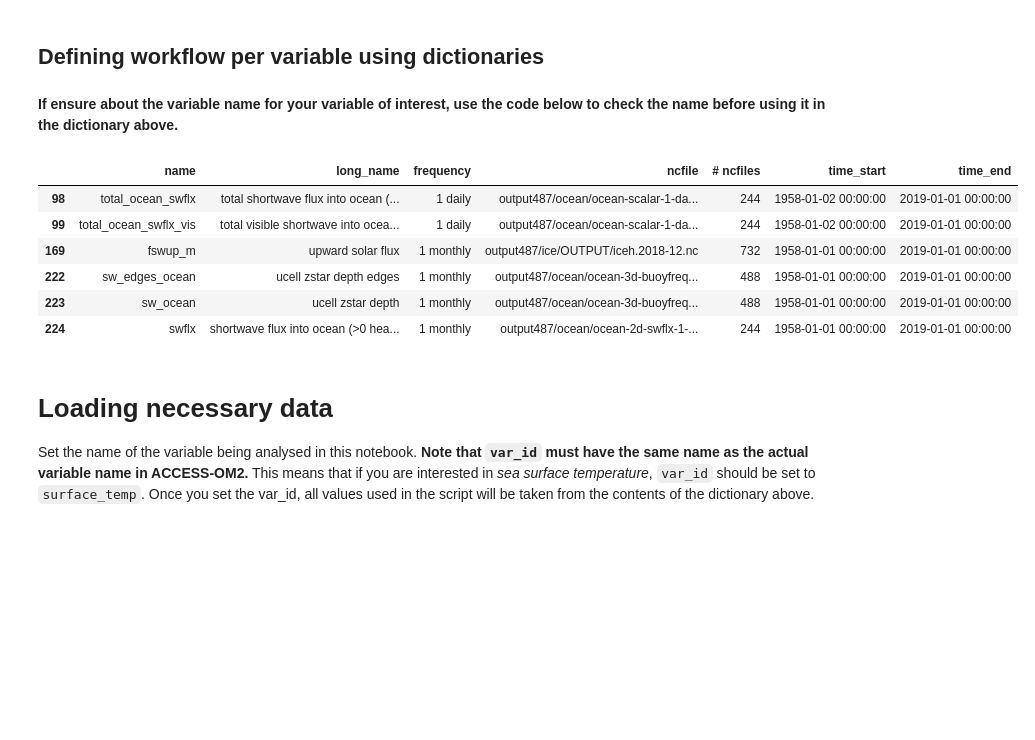
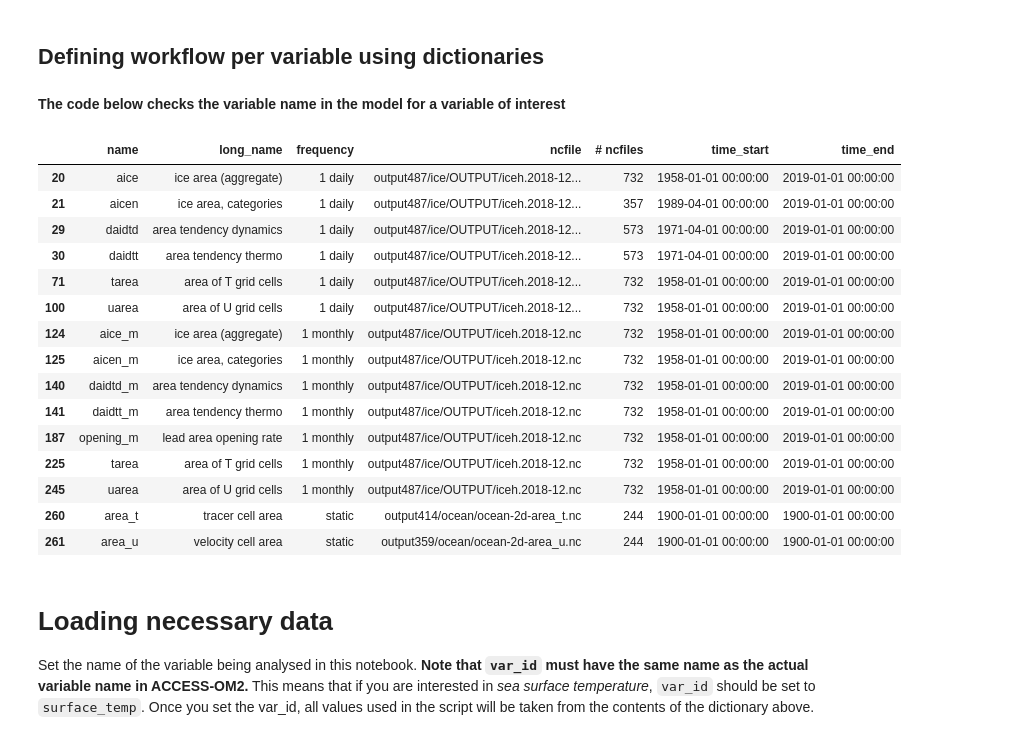
Before and after one commit to lidefi87/ACCESS_scripts_DFA, a Jupyter notebook: Scripts/ZonalStatistics.ipynb, the cells around one changed output. Drawn from its saved outputs; the diff is of its cells as text; code cells hidden in the pictures; blank space fills up the shorter version.

```diff
--- a/Scripts/ZonalStatistics.ipynb
+++ b/Scripts/ZonalStatistics.ipynb
@@ -139,23 +149,32 @@ varDict = OrderedDict([
 #     print(p_id, '->', p_info)
 #     for keys in p_info:
 #         print(keys, '->', p_info[keys])
-# %% [markdown]
-**If ensure about the variable name for your variable of interest, use the code below to check the name before using it in the dictionary above.**
+# %% [markdown]
+**The code below checks the variable name in the model for a variable of interest**
 # %%
 #Name of experiment
 exp = '01deg_jra55v140_iaf_cycle2'
 #Querying experiment variables
 expvar = cc.querying.get_variables(session, exp)
 #Extract variables with keywords included in its long_name column. Force all letters to be lowercase to get matches
-expvar.dropna()[expvar['name'].dropna().str.lower().str.match(".*sw.*")]
+expvar.dropna()[expvar['long_name'].dropna().str.lower().str.match(".*area.*")]
 # %% [output]
 |  | name | long_name | frequency | ncfile | # ncfiles | time_start | time_end |
-| 98 | total_ocean_swflx | total shortwave flux into ocean (... | 1 daily | output487/ocean/ocean-scalar-1-da... | 244 | 1958-01-02 00:00:00 | 2019-01-01 00:00:00 |
-| 99 | total_ocean_swflx_vis | total visible shortwave into ocea... | 1 daily | output487/ocean/ocean-scalar-1-da... | 244 | 1958-01-02 00:00:00 | 2019-01-01 00:00:00 |
-| 169 | fswup_m | upward solar flux | 1 monthly | output487/ice/OUTPUT/iceh.2018-12.nc | 732 | 1958-01-01 00:00:00 | 2019-01-01 00:00:00 |
-| 222 | sw_edges_ocean | ucell zstar depth edges | 1 monthly | output487/ocean/ocean-3d-buoyfreq... | 488 | 1958-01-01 00:00:00 | 2019-01-01 00:00:00 |
-| 223 | sw_ocean | ucell zstar depth | 1 monthly | output487/ocean/ocean-3d-buoyfreq... | 488 | 1958-01-01 00:00:00 | 2019-01-01 00:00:00 |
-| 224 | swflx | shortwave flux into ocean (>0 hea... | 1 monthly | output487/ocean/ocean-2d-swflx-1-... | 244 | 1958-01-01 00:00:00 | 2019-01-01 00:00:00 |
+| 20 | aice | ice area (aggregate) | 1 daily | output487/ice/OUTPUT/iceh.2018-12... | 732 | 1958-01-01 00:00:00 | 2019-01-01 00:00:00 |
+| 21 | aicen | ice area, categories | 1 daily | output487/ice/OUTPUT/iceh.2018-12... | 357 | 1989-04-01 00:00:00 | 2019-01-01 00:00:00 |
+| 29 | daidtd | area tendency dynamics | 1 daily | output487/ice/OUTPUT/iceh.2018-12... | 573 | 1971-04-01 00:00:00 | 2019-01-01 00:00:00 |
+| 30 | daidtt | area tendency thermo | 1 daily | output487/ice/OUTPUT/iceh.2018-12... | 573 | 1971-04-01 00:00:00 | 2019-01-01 00:00:00 |
+| 71 | tarea | area of T grid cells | 1 daily | output487/ice/OUTPUT/iceh.2018-12... | 732 | 1958-01-01 00:00:00 | 2019-01-01 00:00:00 |
+| 100 | uarea | area of U grid cells | 1 daily | output487/ice/OUTPUT/iceh.2018-12... | 732 | 1958-01-01 00:00:00 | 2019-01-01 00:00:00 |
+| 124 | aice_m | ice area (aggregate) | 1 monthly | output487/ice/OUTPUT/iceh.2018-12.nc | 732 | 1958-01-01 00:00:00 | 2019-01-01 00:00:00 |
+| 125 | aicen_m | ice area, categories | 1 monthly | output487/ice/OUTPUT/iceh.2018-12.nc | 732 | 1958-01-01 00:00:00 | 2019-01-01 00:00:00 |
+| 140 | daidtd_m | area tendency dynamics | 1 monthly | output487/ice/OUTPUT/iceh.2018-12.nc | 732 | 1958-01-01 00:00:00 | 2019-01-01 00:00:00 |
+| 141 | daidtt_m | area tendency thermo | 1 monthly | output487/ice/OUTPUT/iceh.2018-12.nc | 732 | 1958-01-01 00:00:00 | 2019-01-01 00:00:00 |
+| 187 | opening_m | lead area opening rate | 1 monthly | output487/ice/OUTPUT/iceh.2018-12.nc | 732 | 1958-01-01 00:00:00 | 2019-01-01 00:00:00 |
+| 225 | tarea | area of T grid cells | 1 monthly | output487/ice/OUTPUT/iceh.2018-12.nc | 732 | 1958-01-01 00:00:00 | 2019-01-01 00:00:00 |
+| 245 | uarea | area of U grid cells | 1 monthly | output487/ice/OUTPUT/iceh.2018-12.nc | 732 | 1958-01-01 00:00:00 | 2019-01-01 00:00:00 |
+| 260 | area_t | tracer cell area | static | output414/ocean/ocean-2d-area_t.nc | 244 | 1900-01-01 00:00:00 | 1900-01-01 00:00:00 |
+| 261 | area_u | velocity cell area | static | output359/ocean/ocean-2d-area_u.nc | 244 | 1900-01-01 00:00:00 | 1900-01-01 00:00:00 |
 # %% [markdown]
 # Loading necessary data
 Set the name of the variable being analysed in this notebook. **Note that `var_id` must have the same name as the actual variable name in ACCESS-OM2.** This means that if you are interested in *sea surface temperature*, `var_id` should be set to `surface_temp`. Once you set the var_id, all values used in the script will be taken from the contents of the dictionary above.
```
Also changed, not shown: parts of 23 cells of this notebook.
